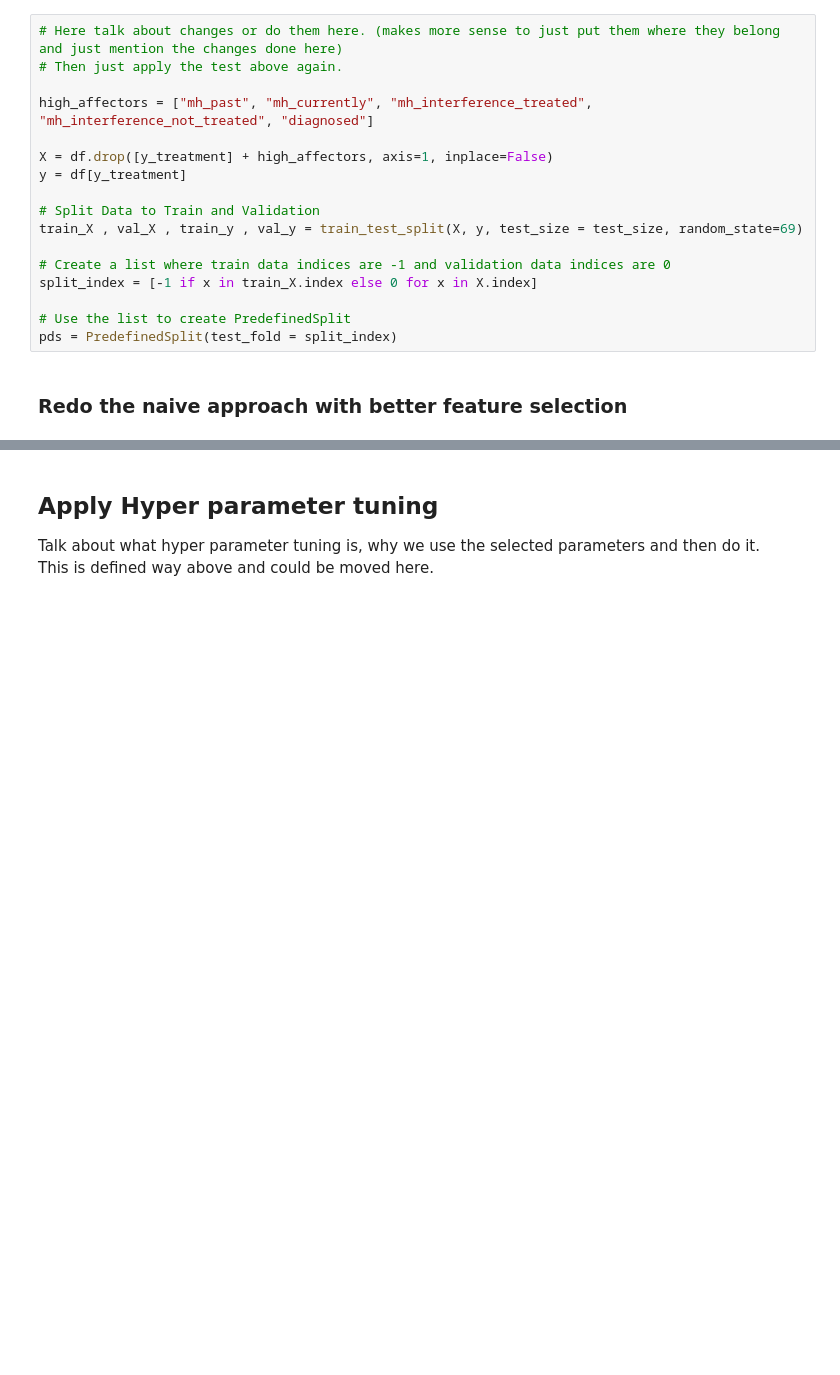
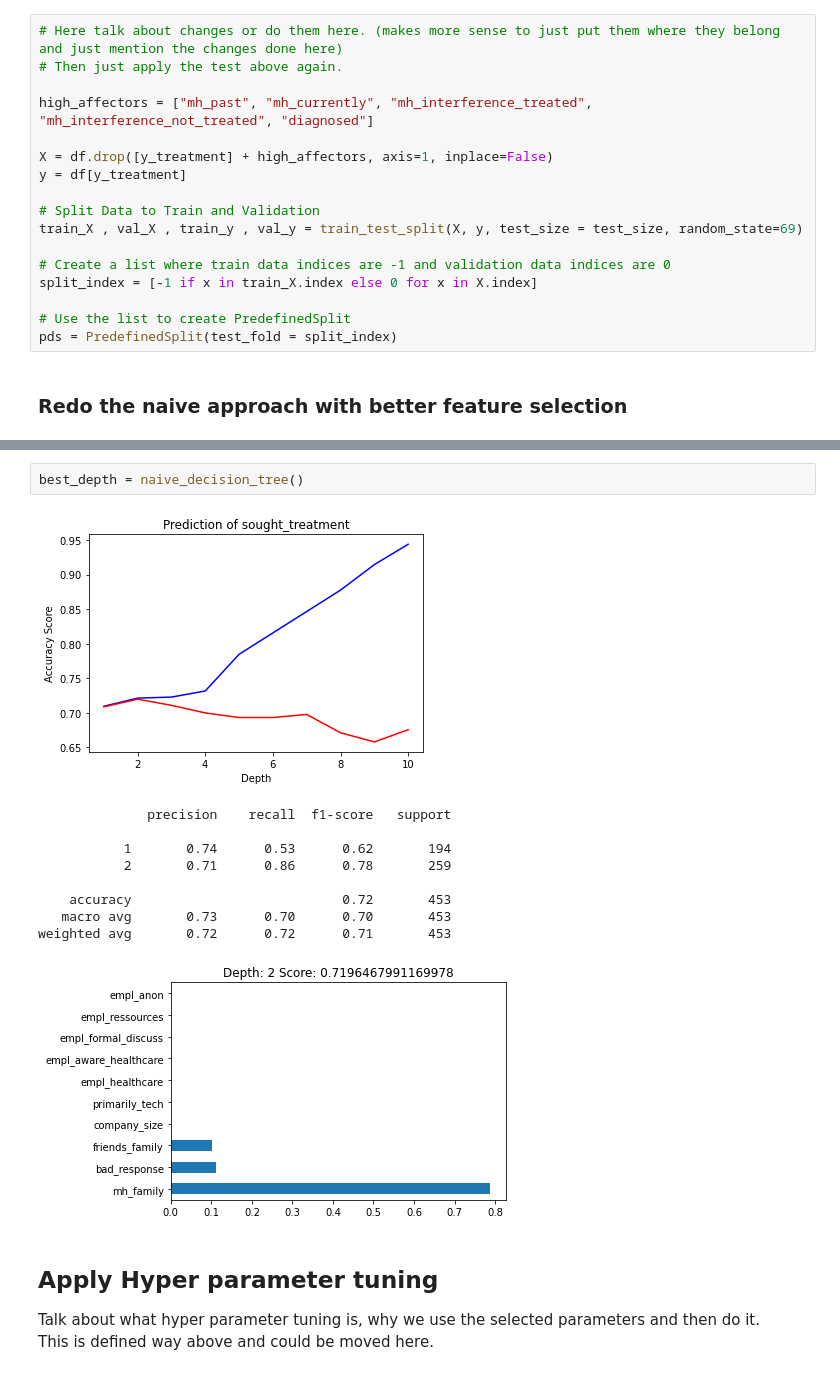
Before and after one commit to LeonOelenberg/DLI-OSMI-Mental-Health, a Jupyter notebook: Notebook.ipynb, the cells around one changed output, grey strips where cells are left out. Saved outputs shown, nothing was run; the diff lists cells and outputs as text; blank space fills up the shorter version.

```diff
--- a/Notebook.ipynb
+++ b/Notebook.ipynb
@@ -510,3 +463,16 @@ weighted avg       0.70      0.69      0.69       283
+# %%
+best_depth = naive_decision_tree()
+# %% [output]
+[figure, added]
+              precision    recall  f1-score   support
+
+           1       0.74      0.53      0.62       194
+           2       0.71      0.86      0.78       259
+
+    accuracy                           0.72       453
+   macro avg       0.73      0.70      0.70       453
+weighted avg       0.72      0.72      0.71       453
+[figure, added]
 # %% [markdown]
 ## Apply Hyper parameter tuning
 
```
Also changed, not shown: parts of 16 cells of this notebook, 4 other files.
